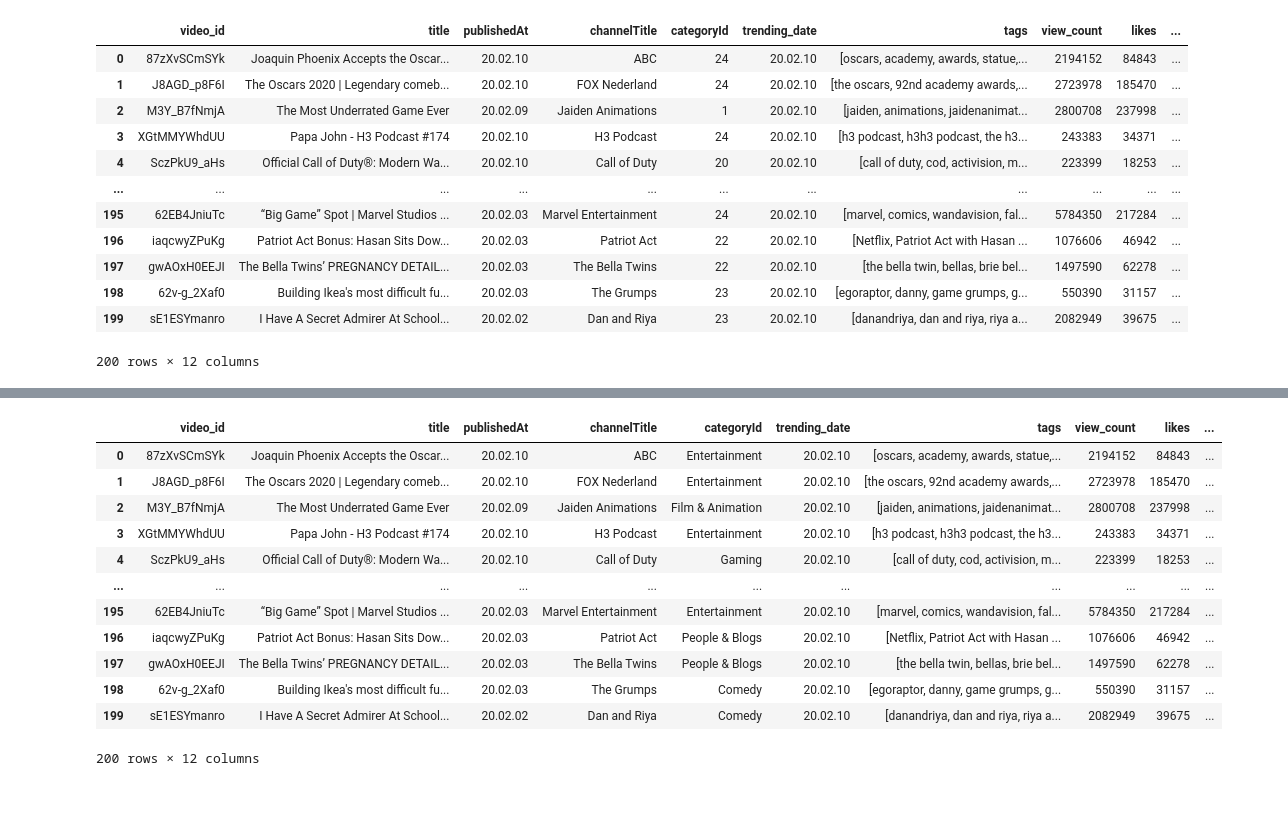
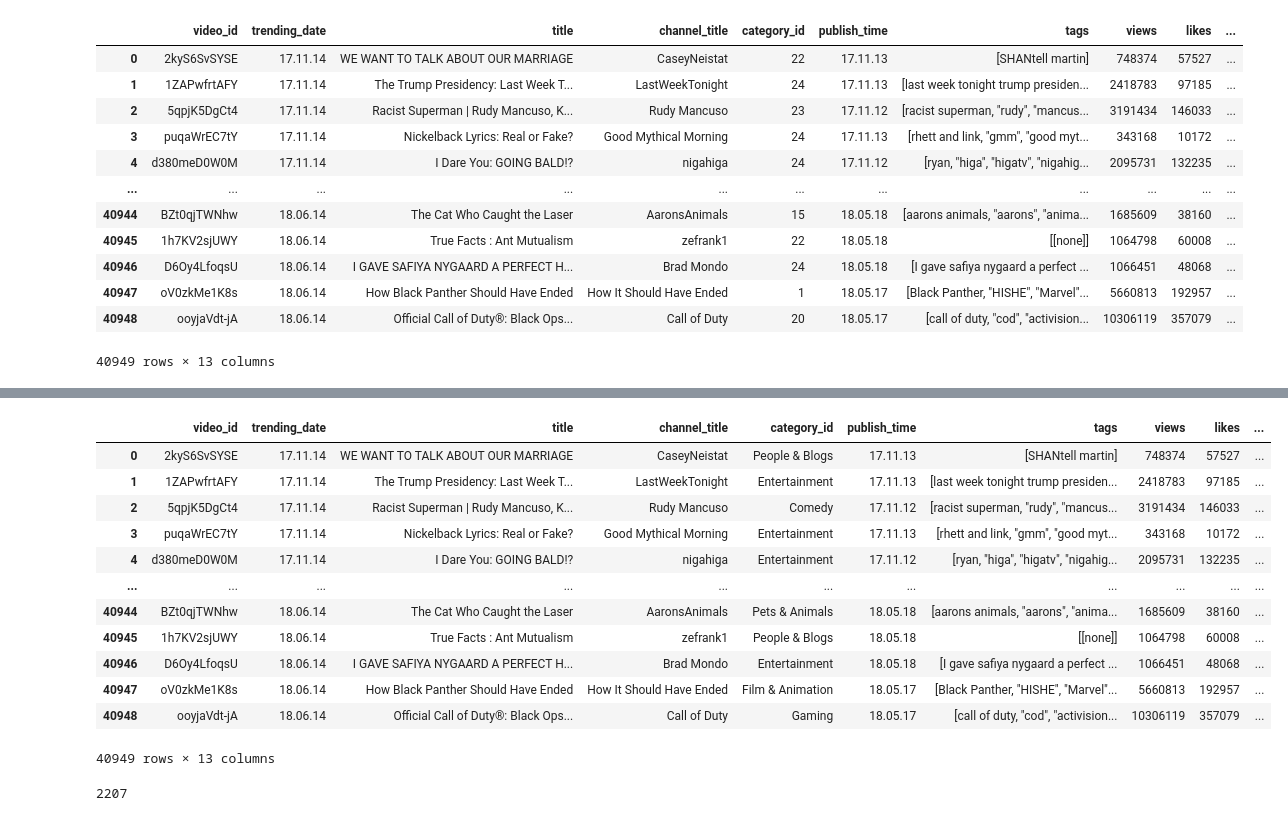
Before and after one commit to loc-vu/yt-trends, a Jupyter notebook: Data Cleaning.ipynb, the cells around one changed output, grey strips where cells are left out. Saved outputs shown, nothing was run; the diff lists cells and outputs as text; code cells hidden in the pictures.

```diff
--- a/Data Cleaning.ipynb
+++ b/Data Cleaning.ipynb
@@ -4,6 +4,6 @@ import datetime
 import json
 # %%
 # US data into dataframe
-df = pd.read_csv('./output/20.10.02_US_videos.csv')
-df.head()
+df = pd.read_csv('./output/USvideos.csv')
+df
 # %% [output]
@@ -16,5 +23,5 @@ df.head()
 # %%
 # Remove unecessary columns
-df = df.drop(['channelId', 'thumbnail_link', 'comments_disabled', 'ratings_disabled'], axis=1)
+df = df.drop(['thumbnail_link', 'comments_disabled', 'ratings_disabled'], axis=1)
 df.head()
 # %% [output]
@@ -27,6 +34,6 @@ df.head()
 # %%
 # Reformate published date
-df['publishedAt'] = df['publishedAt'].apply(lambda x: x[2:10])
-df['publishedAt'] = df['publishedAt'].apply(lambda x: str(x).replace('-', '.'))
+df['publish_time'] = df['publish_time'].apply(lambda x: x[2:10])
+df['publish_time'] = df['publish_time'].apply(lambda x: str(x).replace('-', '.'))
 df.head()
 # %% [output]
@@ -58,19 +65,19 @@ Name: trending_date, Length: 200, dtype: object
 df['tags'] = df['tags'].apply(lambda x: str(x).split('|'))
 df
 # %% [output]
-|  | video_id | title | publishedAt | channelTitle | categoryId | trending_date | tags | view_count | likes | ... |
-| 0 | 87zXvSCmSYk | Joaquin Phoenix Accepts the Oscar... | 20.02.10 | ABC | 24 | 20.02.10 | [oscars, academy, awards, statue,... | 2194152 | 84843 | ... |
-| 1 | J8AGD_p8F6I | The Oscars 2020 | Legendary comeb... | 20.02.10 | FOX Nederland | 24 | 20.02.10 | [the oscars, 92nd academy awards,... | 2723978 | 185470 | ... |
-| 2 | M3Y_B7fNmjA | The Most Underrated Game Ever | 20.02.09 | Jaiden Animations | 1 | 20.02.10 | [jaiden, animations, jaidenanimat... | 2800708 | 237998 | ... |
-| 3 | XGtMMYWhdUU | Papa John - H3 Podcast #174 | 20.02.10 | H3 Podcast | 24 | 20.02.10 | [h3 podcast, h3h3 podcast, the h3... | 243383 | 34371 | ... |
-| 4 | SczPkU9_aHs | Official Call of Duty®: Modern Wa... | 20.02.10 | Call of Duty | 20 | 20.02.10 | [call of duty, cod, activision, m... | 223399 | 18253 | ... |
+|  | video_id | trending_date | title | channel_title | category_id | publish_time | tags | views | likes | ... |
+| 0 | 2kyS6SvSYSE | 17.11.14 | WE WANT TO TALK ABOUT OUR MARRIAGE | CaseyNeistat | 22 | 17.11.13 | [SHANtell martin] | 748374 | 57527 | ... |
+| 1 | 1ZAPwfrtAFY | 17.11.14 | The Trump Presidency: Last Week T... | LastWeekTonight | 24 | 17.11.13 | [last week tonight trump presiden... | 2418783 | 97185 | ... |
+| 2 | 5qpjK5DgCt4 | 17.11.14 | Racist Superman | Rudy Mancuso, K... | Rudy Mancuso | 23 | 17.11.12 | [racist superman, "rudy", "mancus... | 3191434 | 146033 | ... |
+| 3 | puqaWrEC7tY | 17.11.14 | Nickelback Lyrics: Real or Fake? | Good Mythical Morning | 24 | 17.11.13 | [rhett and link, "gmm", "good myt... | 343168 | 10172 | ... |
+| 4 | d380meD0W0M | 17.11.14 | I Dare You: GOING BALD!? | nigahiga | 24 | 17.11.12 | [ryan, "higa", "higatv", "nigahig... | 2095731 | 132235 | ... |
 | ... | ... | ... | ... | ... | ... | ... | ... | ... | ... | ... |
-| 195 | 62EB4JniuTc | “Big Game” Spot | Marvel Studios ... | 20.02.03 | Marvel Entertainment | 24 | 20.02.10 | [marvel, comics, wandavision, fal... | 5784350 | 217284 | ... |
-| 196 | iaqcwyZPuKg | Patriot Act Bonus: Hasan Sits Dow... | 20.02.03 | Patriot Act | 22 | 20.02.10 | [Netflix, Patriot Act with Hasan ... | 1076606 | 46942 | ... |
-| 197 | gwAOxH0EEJI | The Bella Twins’ PREGNANCY DETAIL... | 20.02.03 | The Bella Twins | 22 | 20.02.10 | [the bella twin, bellas, brie bel... | 1497590 | 62278 | ... |
-| 198 | 62v-g_2Xaf0 | Building Ikea's most difficult fu... | 20.02.03 | The Grumps | 23 | 20.02.10 | [egoraptor, danny, game grumps, g... | 550390 | 31157 | ... |
-| 199 | sE1ESYmanro | I Have A Secret Admirer At School... | 20.02.02 | Dan and Riya | 23 | 20.02.10 | [danandriya, dan and riya, riya a... | 2082949 | 39675 | ... |
+| 40944 | BZt0qjTWNhw | 18.06.14 | The Cat Who Caught the Laser | AaronsAnimals | 15 | 18.05.18 | [aarons animals, "aarons", "anima... | 1685609 | 38160 | ... |
+| 40945 | 1h7KV2sjUWY | 18.06.14 | True Facts : Ant Mutualism | zefrank1 | 22 | 18.05.18 | [[none]] | 1064798 | 60008 | ... |
+| 40946 | D6Oy4LfoqsU | 18.06.14 | I GAVE SAFIYA NYGAARD A PERFECT H... | Brad Mondo | 24 | 18.05.18 | [I gave safiya nygaard a perfect ... | 1066451 | 48068 | ... |
+| 40947 | oV0zkMe1K8s | 18.06.14 | How Black Panther Should Have Ended | How It Should Have Ended | 1 | 18.05.17 | [Black Panther, "HISHE", "Marvel"... | 5660813 | 192957 | ... |
+| 40948 | ooyjaVdt-jA | 18.06.14 | Official Call of Duty®: Black Ops... | Call of Duty | 20 | 18.05.17 | [call of duty, "cod", "activision... | 10306119 | 357079 | ... |
-200 rows × 12 columns
+40949 rows × 13 columns
 # %%
 # Get category by number
 cat_dict = {}
@@ -104,22 +111,26 @@ cat_dict
  '44': 'Trailers'}
 # %%
 # Convert category number to category name
-df['categoryId'] = df['categoryId'].apply(lambda x: cat_dict[str(x)])
+df['category_id'] = df['category_id'].apply(lambda x: cat_dict[str(x)])
 df
 # %% [output]
-|  | video_id | title | publishedAt | channelTitle | categoryId | trending_date | tags | view_count | likes | ... |
-| 0 | 87zXvSCmSYk | Joaquin Phoenix Accepts the Oscar... | 20.02.10 | ABC | Entertainment | 20.02.10 | [oscars, academy, awards, statue,... | 2194152 | 84843 | ... |
-| 1 | J8AGD_p8F6I | The Oscars 2020 | Legendary comeb... | 20.02.10 | FOX Nederland | Entertainment | 20.02.10 | [the oscars, 92nd academy awards,... | 2723978 | 185470 | ... |
-| 2 | M3Y_B7fNmjA | The Most Underrated Game Ever | 20.02.09 | Jaiden Animations | Film & Animation | 20.02.10 | [jaiden, animations, jaidenanimat... | 2800708 | 237998 | ... |
-| 3 | XGtMMYWhdUU | Papa John - H3 Podcast #174 | 20.02.10 | H3 Podcast | Entertainment | 20.02.10 | [h3 podcast, h3h3 podcast, the h3... | 243383 | 34371 | ... |
-| 4 | SczPkU9_aHs | Official Call of Duty®: Modern Wa... | 20.02.10 | Call of Duty | Gaming | 20.02.10 | [call of duty, cod, activision, m... | 223399 | 18253 | ... |
+|  | video_id | trending_date | title | channel_title | category_id | publish_time | tags | views | likes | ... |
+| 0 | 2kyS6SvSYSE | 17.11.14 | WE WANT TO TALK ABOUT OUR MARRIAGE | CaseyNeistat | People & Blogs | 17.11.13 | [SHANtell martin] | 748374 | 57527 | ... |
+| 1 | 1ZAPwfrtAFY | 17.11.14 | The Trump Presidency: Last Week T... | LastWeekTonight | Entertainment | 17.11.13 | [last week tonight trump presiden... | 2418783 | 97185 | ... |
+| 2 | 5qpjK5DgCt4 | 17.11.14 | Racist Superman | Rudy Mancuso, K... | Rudy Mancuso | Comedy | 17.11.12 | [racist superman, "rudy", "mancus... | 3191434 | 146033 | ... |
+| 3 | puqaWrEC7tY | 17.11.14 | Nickelback Lyrics: Real or Fake? | Good Mythical Morning | Entertainment | 17.11.13 | [rhett and link, "gmm", "good myt... | 343168 | 10172 | ... |
+| 4 | d380meD0W0M | 17.11.14 | I Dare You: GOING BALD!? | nigahiga | Entertainment | 17.11.12 | [ryan, "higa", "higatv", "nigahig... | 2095731 | 132235 | ... |
 | ... | ... | ... | ... | ... | ... | ... | ... | ... | ... | ... |
-| 195 | 62EB4JniuTc | “Big Game” Spot | Marvel Studios ... | 20.02.03 | Marvel Entertainment | Entertainment | 20.02.10 | [marvel, comics, wandavision, fal... | 5784350 | 217284 | ... |
-| 196 | iaqcwyZPuKg | Patriot Act Bonus: Hasan Sits Dow... | 20.02.03 | Patriot Act | People & Blogs | 20.02.10 | [Netflix, Patriot Act with Hasan ... | 1076606 | 46942 | ... |
-| 197 | gwAOxH0EEJI | The Bella Twins’ PREGNANCY DETAIL... | 20.02.03 | The Bella Twins | People & Blogs | 20.02.10 | [the bella twin, bellas, brie bel... | 1497590 | 62278 | ... |
-| 198 | 62v-g_2Xaf0 | Building Ikea's most difficult fu... | 20.02.03 | The Grumps | Comedy | 20.02.10 | [egoraptor, danny, game grumps, g... | 550390 | 31157 | ... |
-| 199 | sE1ESYmanro | I Have A Secret Admirer At School... | 20.02.02 | Dan and Riya | Comedy | 20.02.10 | [danandriya, dan and riya, riya a... | 2082949 | 39675 | ... |
+| 40944 | BZt0qjTWNhw | 18.06.14 | The Cat Who Caught the Laser | AaronsAnimals | Pets & Animals | 18.05.18 | [aarons animals, "aarons", "anima... | 1685609 | 38160 | ... |
+| 40945 | 1h7KV2sjUWY | 18.06.14 | True Facts : Ant Mutualism | zefrank1 | People & Blogs | 18.05.18 | [[none]] | 1064798 | 60008 | ... |
+| 40946 | D6Oy4LfoqsU | 18.06.14 | I GAVE SAFIYA NYGAARD A PERFECT H... | Brad Mondo | Entertainment | 18.05.18 | [I gave safiya nygaard a perfect ... | 1066451 | 48068 | ... |
+| 40947 | oV0zkMe1K8s | 18.06.14 | How Black Panther Should Have Ended | How It Should Have Ended | Film & Animation | 18.05.17 | [Black Panther, "HISHE", "Marvel"... | 5660813 | 192957 | ... |
+| 40948 | ooyjaVdt-jA | 18.06.14 | Official Call of Duty®: Black Ops... | Call of Duty | Gaming | 18.05.17 | [call of duty, "cod", "activision... | 10306119 | 357079 | ... |
-200 rows × 12 columns
+40949 rows × 13 columns
+# %%
+len(df['channel_title'].unique())
+# %% [output]
+2207
 # %%
 # convert back to csv
 df.to_csv('./output/US_cleaned_data_2018')
```
Also changed, not shown: parts of 4 cells of this notebook, 24 other files.
